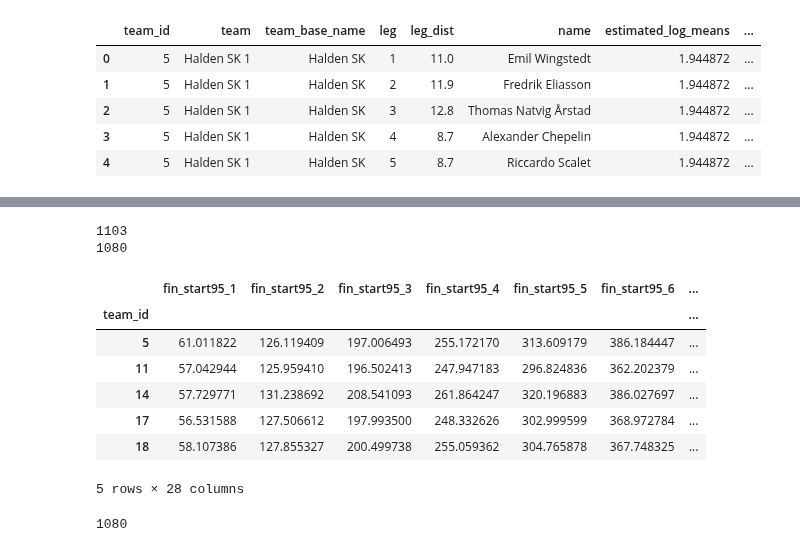
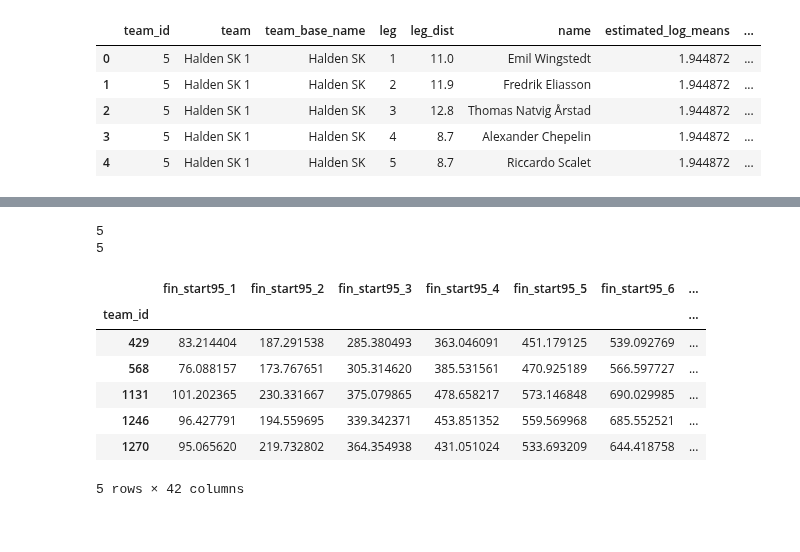
Before and after one commit to dins/jukola-xml-model, a Jupyter notebook: 2018-lognormal-estimates.ipynb, the cells around one changed output, grey strips where cells are left out. Cells and saved outputs as stored; diff of their text form; code cells hidden in the pictures.

```diff
--- a/2018-lognormal-estimates.ipynb
+++ b/2018-lognormal-estimates.ipynb
@@ -77,7 +77,7 @@ def get_estimate_params(running_order_row):
     log_stdevs = history_row.log_stdevs.values[0]
     return pd.Series({"history_log_means": log_means, "history_log_stdevs": log_stdevs})
 
-#order18 = order18[order18['team'].str.contains("Reak") | order18['team'].str.contains("Puskasil") | order18['team'].str.contains("Rastihaukat")]
+order18 = order18[order18['team'].str.contains("Reak") | order18['team'].str.contains("Puskasil") | order18['team'].str.contains("Rastihaukat")]
 estimate_params = order18.apply(lambda row: get_estimate_params(row), axis=1)
 order18 = order18.assign(history_log_means = estimate_params.history_log_means)
 order18 = order18.assign(history_log_stdevs = estimate_params.history_log_stdevs)
@@ -126,8 +126,8 @@ print(len(by_teams))
 by_teams = by_teams[np.isfinite(by_teams.log_means[1]) & np.isfinite(by_teams.log_means[2]) & np.isfinite(by_teams.log_means[3]) & np.isfinite(by_teams.log_means[4]) & np.isfinite(by_teams.log_means[5]) & np.isfinite(by_teams.log_means[6]) & np.isfinite(by_teams.log_means[7])]
 print(len(by_teams))
 # %% [output]
-1103
-1080
+5
+5
 # %%
 # Sum of log normal variables is not defined
 # so we simulate 10000 runs for each user and sum them and then do statistics on simulated results
@@ -151,6 +151,10 @@ def simulate_relay_estimates(row):
     end95 = samples_sums.quantile(0.975)
     medians = samples_sums.median()
     means = samples_sums.mean()
+
+    sum_logs = np.log(samples_sums)
+    sum_log_means = np.mean(sum_logs)
+    sum_log_stds = np.std(sum_logs)
 
     """
     for i in range(1,8):
@@ -163,41 +167,39 @@ def simulate_relay_estimates(row):
         plt.axvline(x=means[i], color="yellow")
         plt.show()
     """
 
     """
     bins = int( (samples_sums.max().max() - samples_sums.min().min()) / 5)
     plt.figure(figsize=(20, 6))
     plt.title(f"Whole team, bins = {bins}")
     plt.hist([samples_sums[1], samples_sums[2], samples_sums[3], samples_sums[4], samples_sums[5], samples_sums[6], samples_sums[7]], bins=bins)
     for i in range(1,8):
         #plt.axvline(x=row["fin_real"][i], color="r")
         plt.axvline(x=medians[i], color="g")
 
     plt.show()
     """
 
     fin_start95_dict = {f"fin_start95_{leg}" : start95.values[leg-1] for leg in range(1,8)}
     fin_end95_dict = {f"fin_end95_{leg}" : end95.values[leg-1] for leg in range(1,8)}
     fin_median_dict = {f"fin_median_{leg}" : medians.values[leg-1] for leg in range(1,8)}
     fin_mean_dict = {f"fin_mean_{leg}" : means.values[leg-1] for leg in range(1,8)}
-    new_cols = {**fin_start95_dict, **fin_end95_dict, **fin_median_dict, **fin_mean_dict}
+    fin_sum_log_means_dict = {f"fin_sum_log_mean_{leg}" : sum_log_means.values[leg-1] for leg in range(1,8)}
+    fin_sum_log_stds_dict = {f"fin_sum_log_std_{leg}" : sum_log_stds.values[leg-1] for leg in range(1,8)}
+    new_cols = {**fin_start95_dict, **fin_end95_dict, **fin_median_dict, **fin_mean_dict, **fin_sum_log_means_dict, **fin_sum_log_stds_dict}
 
     #print(start95.values)
     #print(new_cols)
     return pd.Series(new_cols)
 
 relay_estimates = by_teams.apply(simulate_relay_estimates, axis=1)
 relay_estimates.head()
 # %% [output]
 |  | fin_start95_1 | fin_start95_2 | fin_start95_3 | fin_start95_4 | fin_start95_5 | fin_start95_6 | ... |
 | team_id |  |  |  |  |  |  | ... |
-| 5 | 61.011822 | 126.119409 | 197.006493 | 255.172170 | 313.609179 | 386.184447 | ... |
-| 11 | 57.042944 | 125.959410 | 196.502413 | 247.947183 | 296.824836 | 362.202379 | ... |
-| 14 | 57.729771 | 131.238692 | 208.541093 | 261.864247 | 320.196883 | 386.027697 | ... |
-| 17 | 56.531588 | 127.506612 | 197.993500 | 248.332626 | 302.999599 | 368.972784 | ... |
-| 18 | 58.107386 | 127.855327 | 200.499738 | 255.059362 | 304.765878 | 367.748325 | ... |
+| 429 | 83.214404 | 187.291538 | 285.380493 | 363.046091 | 451.179125 | 539.092769 | ... |
+| 568 | 76.088157 | 173.767651 | 305.314620 | 385.531561 | 470.925189 | 566.597727 | ... |
+| 1131 | 101.202365 | 230.331667 | 375.079865 | 478.658217 | 573.146848 | 690.029985 | ... |
+| 1246 | 96.427791 | 194.559695 | 339.342371 | 453.851352 | 559.569968 | 685.552521 | ... |
+| 1270 | 95.065620 | 219.732802 | 364.354938 | 431.051024 | 533.693209 | 644.418758 | ... |
-5 rows × 28 columns
+5 rows × 42 columns
-# %%
-len(relay_estimates)
-# %% [output]
-1080
```
Also changed, not shown: parts of 12 cells of this notebook, 4 other files.
